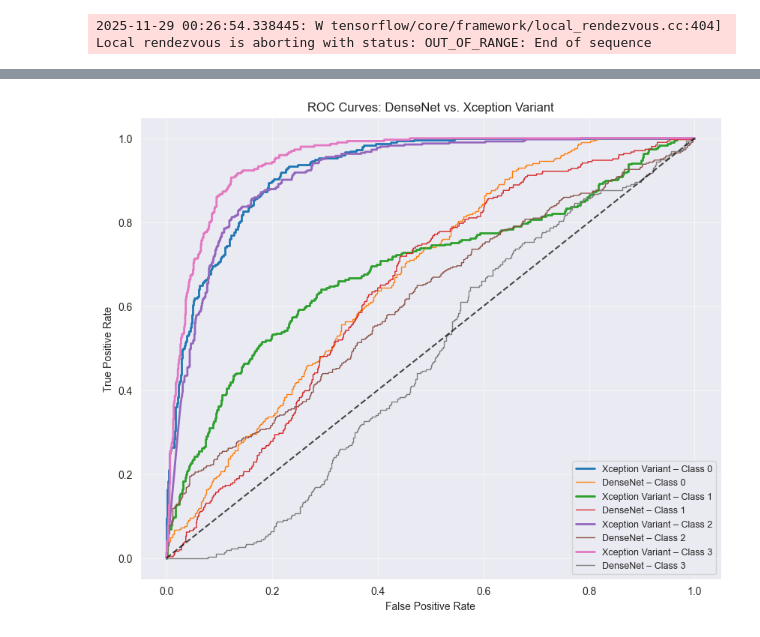
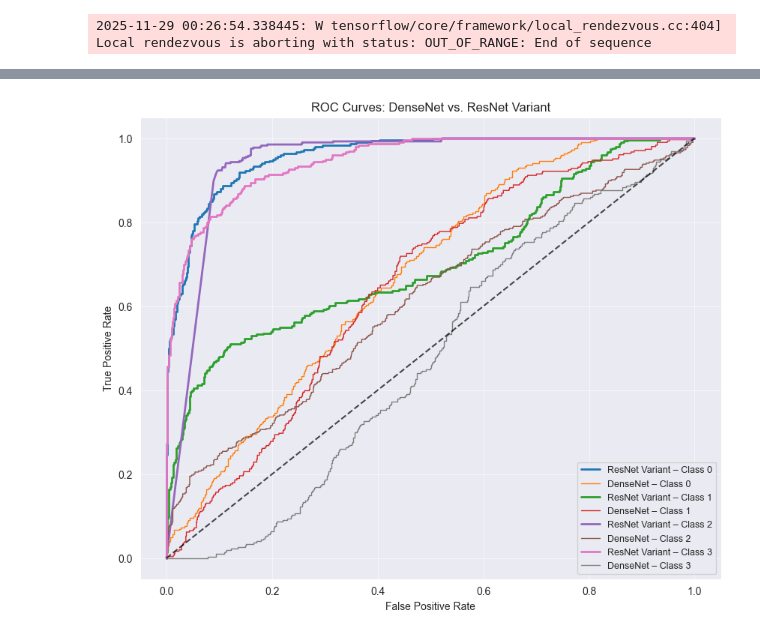
Before and after one commit to kcrawford-svg/brain-mri-cnn-architectures, a Jupyter notebook: lab6_cnn_architectures.ipynb, the cells around one changed output, grey strips where cells are left out. Drawn from its saved outputs; the diff is of its cells as text; code cells hidden in the pictures.

```diff
--- a/lab6_cnn_architectures.ipynb
+++ b/lab6_cnn_architectures.ipynb
@@ -946,7 +986,7 @@ mlp_probs = []
 
 for images, labels in ds_test:
     y_true.append(labels.numpy())
-    cnn_probs.append(xception_variant.predict(images))
+    cnn_probs.append(resnet_variant.predict(images))
     mlp_probs.append(mlp.predict(images))
 
 y_true = np.concatenate(y_true)
@@ -971,7 +1011,7 @@ for class_id in range(NUM_CLASSES):
 
     plt.plot(false_pos_rate_cnn,
              true_pos_rate_cnn,
-             label=f'Xception Variant Class {class_id}',
+             label=f'ResNet Variant Class {class_id}',
              linewidth=2)
     plt.plot(false_pos_rate_mlp, true_pos_rate_mlp,
              label=f'MLP Class {class_id}',
@@ -980,7 +1020,7 @@ for class_id in range(NUM_CLASSES):
 plt.plot([0, 1], [0, 1], 'k--')
 plt.xlabel('False Positive Rate')
 plt.ylabel('True Positive Rate')
-plt.title('ROC Curve: MLP vs. Xception Variant CNN')
+plt.title('ROC Curve: MLP vs. Resnet Variant CNN')
 plt.legend(loc='lower right')
 plt.grid(alpha=0.8)
 plt.show()
@@ -1105,7 +1153,7 @@ dense_probs = []
 
 for images, labels in ds_test:
     y_true.append(labels.numpy())
-    cnn_probs.append(xception_variant.predict(images, verbose=0))
+    cnn_probs.append(resnet_variant.predict(images, verbose=0))
     dense_probs.append(densenet121_transfer_model.predict(images, verbose=0))
 
 
@@ -1120,7 +1168,7 @@ y_true_f = label_binarize(y_true, classes=range(NUM_CLASSES))
 cnn_auc = roc_auc_score(y_true_f, cnn_probs, average='macro')
 dense_auc = roc_auc_score(y_true_f, dense_probs, average='macro')
 
-print("Xception-Variant AUC: {:.4f}".format(cnn_auc))
+print("ResNet-Variant AUC: {:.4f}".format(cnn_auc))
 print("DenseNet AUC: {:.4f}".format(dense_auc))
 
 
@@ -1131,14 +1179,14 @@ for class_id in range(NUM_CLASSES):
     false_pos_dense, true_pos_dense, _ = roc_curve(y_true_f[:, class_id], dense_probs[:, class_id])
 
     plt.plot(false_pos_cnn, true_pos_cnn, linewidth=2,
-             label=f"Xception Variant – Class {class_id}")
+             label=f"ResNet Variant – Class {class_id}")
     plt.plot(false_pos_dense, true_pos_dense, linewidth=1,
              label=f"DenseNet – Class {class_id}")
 
 plt.plot([0, 1], [0, 1], 'k--', alpha=0.7)
 plt.xlabel("False Positive Rate")
 plt.ylabel("True Positive Rate")
-plt.title("ROC Curves: DenseNet vs. Xception Variant")
+plt.title("ROC Curves: DenseNet vs. ResNet Variant")
 plt.legend(loc="lower right", fontsize=9)
 plt.grid(alpha=0.6)
 plt.show()
@@ -1149 +1197 @@ DenseNet AUC: 0.6016
-[figure, old version]
+[figure, new version]
```
Also changed, not shown: parts of 20 cells of this notebook.
